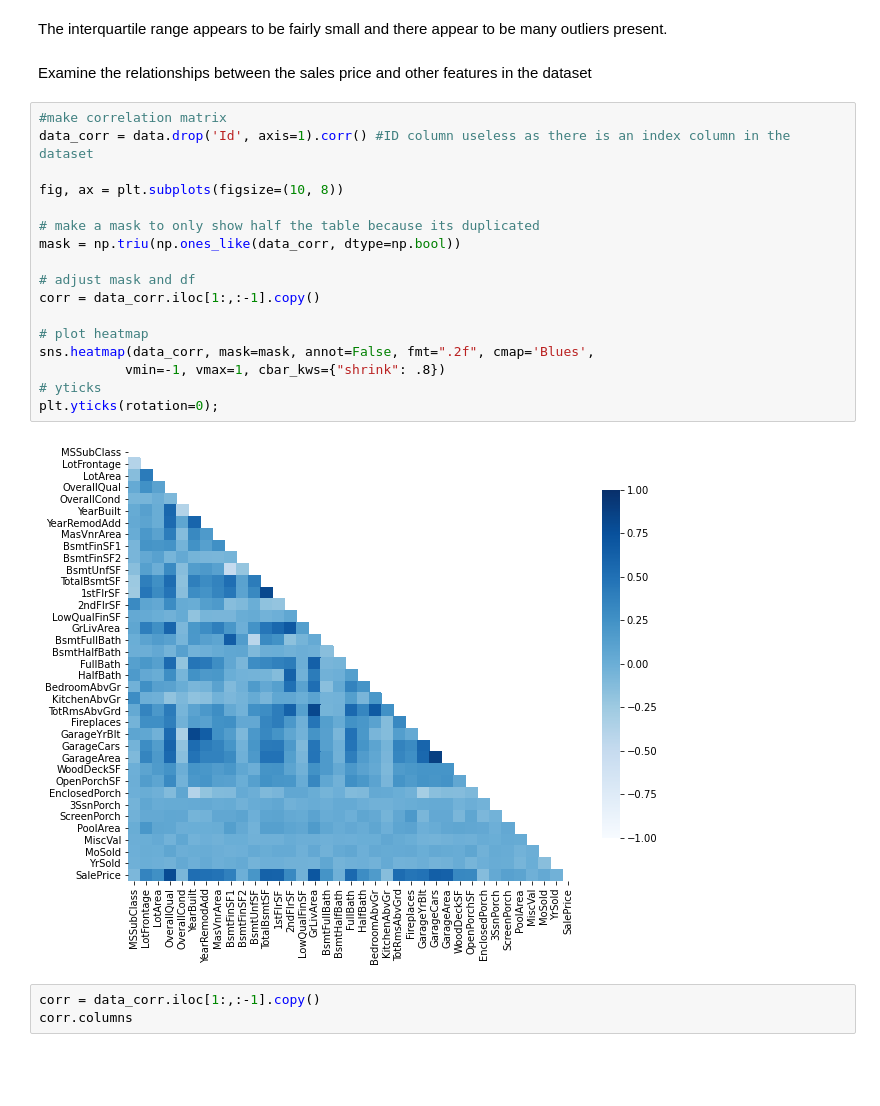
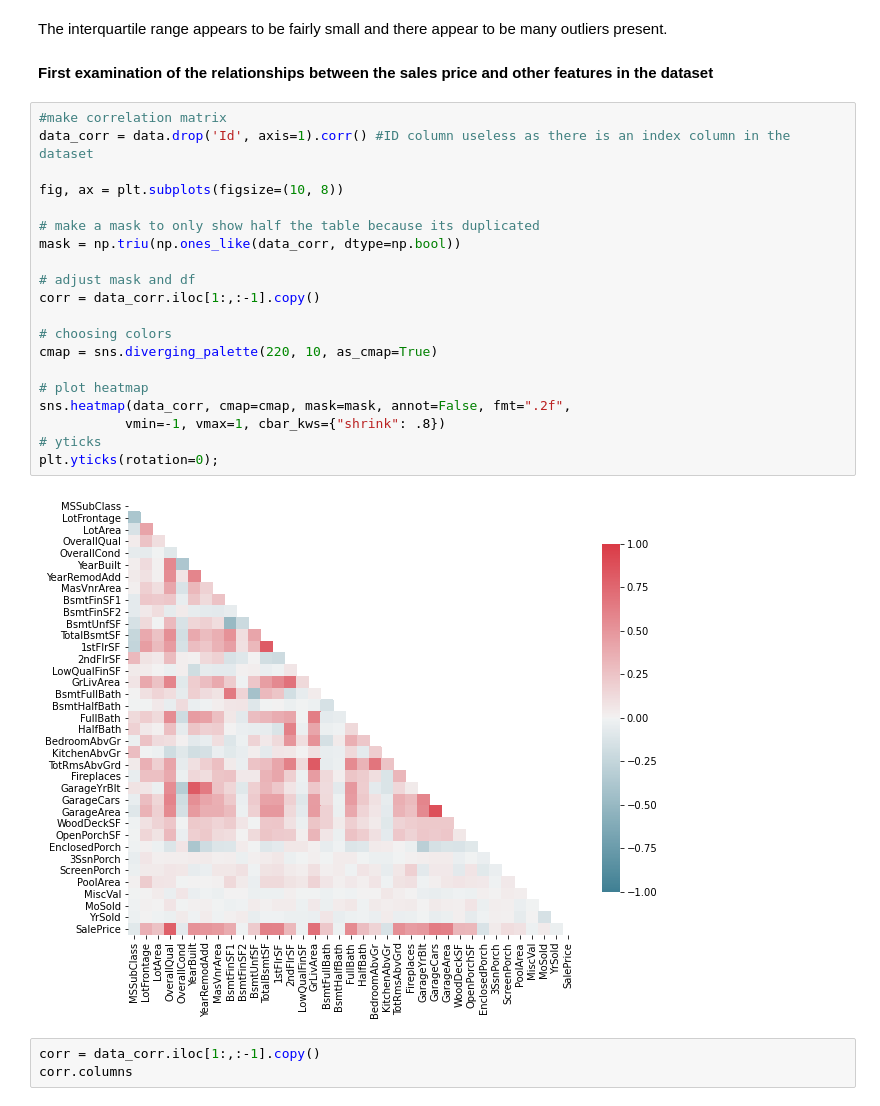
Before and after one commit to ta-data-mexpt/statistical-analysis-project, a Jupyter notebook: Statistical Analysis.ipynb, the cells around one changed output. Drawn from its saved outputs; the diff is of its cells as text; blank space fills up the shorter version.

```diff
--- a/Statistical Analysis.ipynb
+++ b/Statistical Analysis.ipynb
@@ -191,26 +191,29 @@ ax.set_title('Distribution of SalePrice');
 # %% [markdown]
 The interquartile range appears to be fairly small and there appear to be many outliers present.
 # %% [markdown]
-Examine the relationships between the sales price and other features in the dataset
+**First examination of the relationships between the sales price and other features in the dataset**
 # %%
 #make correlation matrix
 data_corr = data.drop('Id', axis=1).corr() #ID column useless as there is an index column in the dataset
 
 fig, ax = plt.subplots(figsize=(10, 8))
 
 # make a mask to only show half the table because its duplicated
 mask = np.triu(np.ones_like(data_corr, dtype=np.bool))
 
 # adjust mask and df
 corr = data_corr.iloc[1:,:-1].copy()
 
+# choosing colors
+cmap = sns.diverging_palette(220, 10, as_cmap=True)
+
 # plot heatmap
-sns.heatmap(data_corr, mask=mask, annot=False, fmt=".2f", cmap='Blues',
+sns.heatmap(data_corr, cmap=cmap, mask=mask, annot=False, fmt=".2f",
            vmin=-1, vmax=1, cbar_kws={"shrink": .8})
 # yticks
 plt.yticks(rotation=0);
 # %% [output]
-[figure, old version]
+[figure, new version]
 # %%
 corr = data_corr.iloc[1:,:-1].copy()
 corr.columns
```
